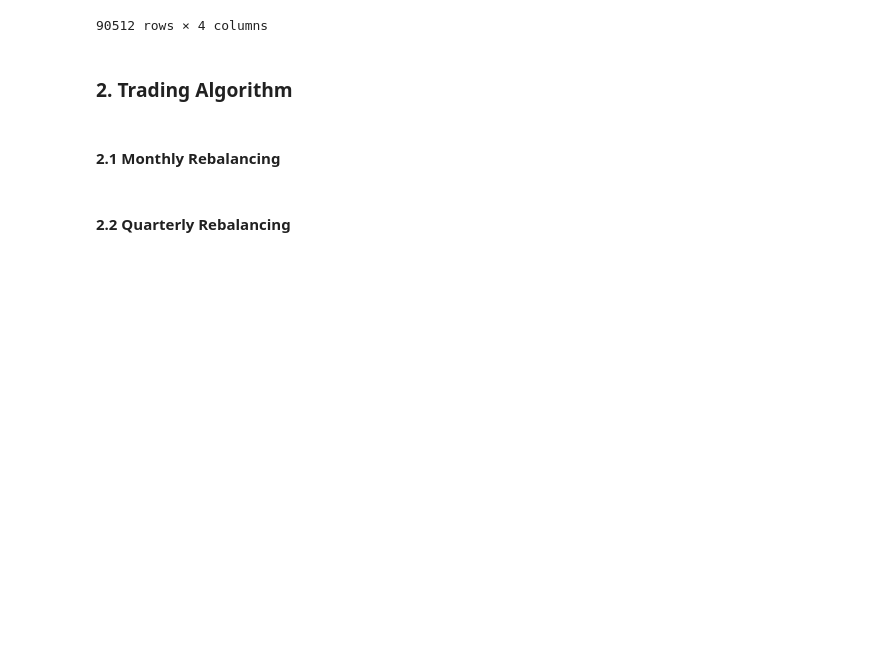
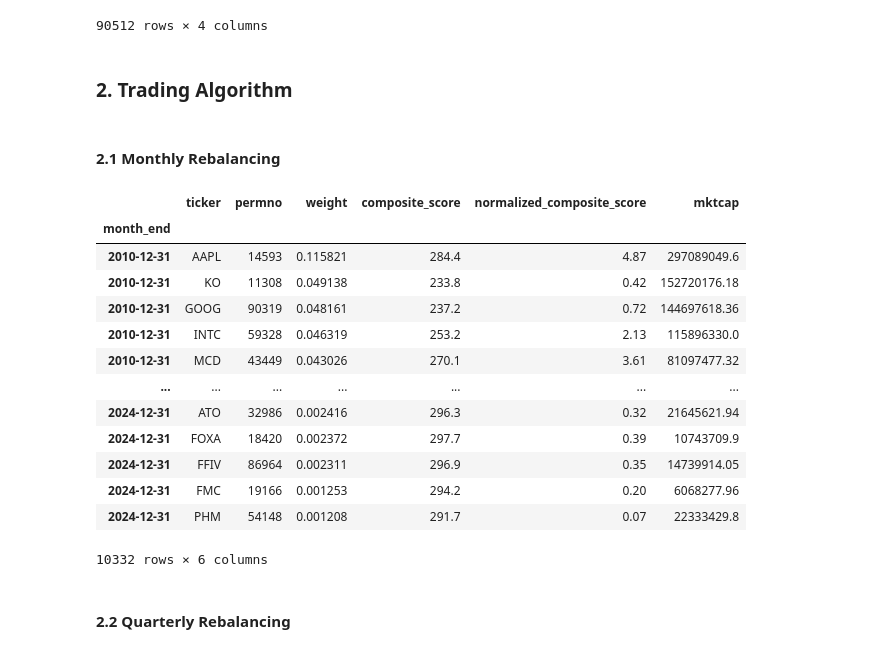
Before and after one commit to MatthewSmithseree/long-short-quantamental-equities, a Jupyter notebook: strategy.ipynb, the cells around one changed output. Cells and saved outputs as stored; diff of their text form; code cells hidden in the pictures; blank space fills up the shorter version.

```diff
--- a/strategy.ipynb
+++ b/strategy.ipynb
@@ -281,47 +282,78 @@ scores.to_csv('score-rankings.csv', index=False)
 # %% [markdown]
 #### 2.1 Monthly Rebalancing ####
 # %%
-def build_positions(panel, long_pct=LONG_PCT): #Long Only
+def build_positions(panel, long_pct=LONG_PCT, short_pct =SHORT_PCT): #Long Only
     positions = []
     for month_end, g in panel.reset_index().groupby('month_end'):
         g = g.dropna(subset=['composite_score', 'mktcap', 'prc', 'dollar_volume']).copy()
         n = len(g)
 
-        k_long = max(1, int(np.floor(long_pct * n)))
+        k_long = long_pct * n
+        k_short = short_pct * n
 
         g = g.sort_values('composite_score', ascending=False) # Top 20% by composite
         longs = g.head(k_long).copy()
+        shorts = g.tail(k_short).copy()
 
         # 50/50 blend of score and market-cap weights
-        if len(longs):
+        if len(longs) and len(shorts):
             # Score weights
             s = longs['composite_score']
-            w_score = (s - s.min()).clip(lower=0)
+            w_score = s - s.min()
             w_score = w_score / w_score.sum()
             longs['normalized_composite_score'] = (w_score * 100).round(2)
 
             # Market-cap weights, 50/50 blend
             w_mcap = longs['mktcap'].abs() / longs['mktcap'].abs().sum()
             longs['weight'] = (0.5 * w_mcap + 0.5 * w_score) / (0.5 * w_mcap + 0.5 * w_score).sum()
             longs = longs.sort_values('weight', ascending=False)
             longs['mktcap'] = longs['mktcap'].round(2)
 
+        if len(shorts):
+            s = shorts['composite_score']
+            w_score = abs(s.min() - s)
+            w_score = w_score / w_score.sum()
+            shorts['normalized_composite_score'] = (w_score * 100).round(2)
+
+            # Market-cap weights, 50/50 blend
+            w_mcap = shorts['mktcap'].abs() / shorts['mktcap'].abs().sum()
+            shorts['weight'] = (0.5 * w_mcap + 0.5 * w_score) / (0.5 * w_mcap + 0.5 * w_score).sum()
+            shorts = longs.sort_values('weight', ascending=False)
+            shorts['mktcap'] = shorts['mktcap'].round(2)
+
         parts = []
 
         if month_end:
             parts.append(longs[['month_end', 'ticker', 'permno', 'weight', 'composite_score',
+                                'normalized_composite_score', 'mktcap']])
+            parts.append(shorts[['month_end', 'ticker', 'permno', 'weight', 'composite_score',
                                 'normalized_composite_score', 'mktcap']])
         if parts:
             positions.append(pd.concat(parts, ignore_index=True))
 
     pos = pd.concat(positions).set_index(['month_end']).sort_index()
     return pos
 
 # Build positions
 positions = build_positions(panel, long_pct=LONG_PCT)
 display(positions)
 
 positions.to_csv("weights.csv")
+# %% [output]
+|  | ticker | permno | weight | composite_score | normalized_composite_score | mktcap |
+| month_end |  |  |  |  |  |  |
+| 2010-12-31 | AAPL | 14593 | 0.115821 | 284.4 | 4.87 | 297089049.6 |
+| 2010-12-31 | KO | 11308 | 0.049138 | 233.8 | 0.42 | 152720176.18 |
+| 2010-12-31 | GOOG | 90319 | 0.048161 | 237.2 | 0.72 | 144697618.36 |
+| 2010-12-31 | INTC | 59328 | 0.046319 | 253.2 | 2.13 | 115896330.0 |
+| 2010-12-31 | MCD | 43449 | 0.043026 | 270.1 | 3.61 | 81097477.32 |
+| ... | ... | ... | ... | ... | ... | ... |
+| 2024-12-31 | ATO | 32986 | 0.002416 | 296.3 | 0.32 | 21645621.94 |
+| 2024-12-31 | FOXA | 18420 | 0.002372 | 297.7 | 0.39 | 10743709.9 |
+| 2024-12-31 | FFIV | 86964 | 0.002311 | 296.9 | 0.35 | 14739914.05 |
+| 2024-12-31 | FMC | 19166 | 0.001253 | 294.2 | 0.20 | 6068277.96 |
+| 2024-12-31 | PHM | 54148 | 0.001208 | 291.7 | 0.07 | 22333429.8 |
+10332 rows × 6 columns
 # %% [markdown]
 #### 2.2 Quarterly Rebalancing ####
 # %%
```
Also changed, not shown: parts of 6 cells of this notebook.
